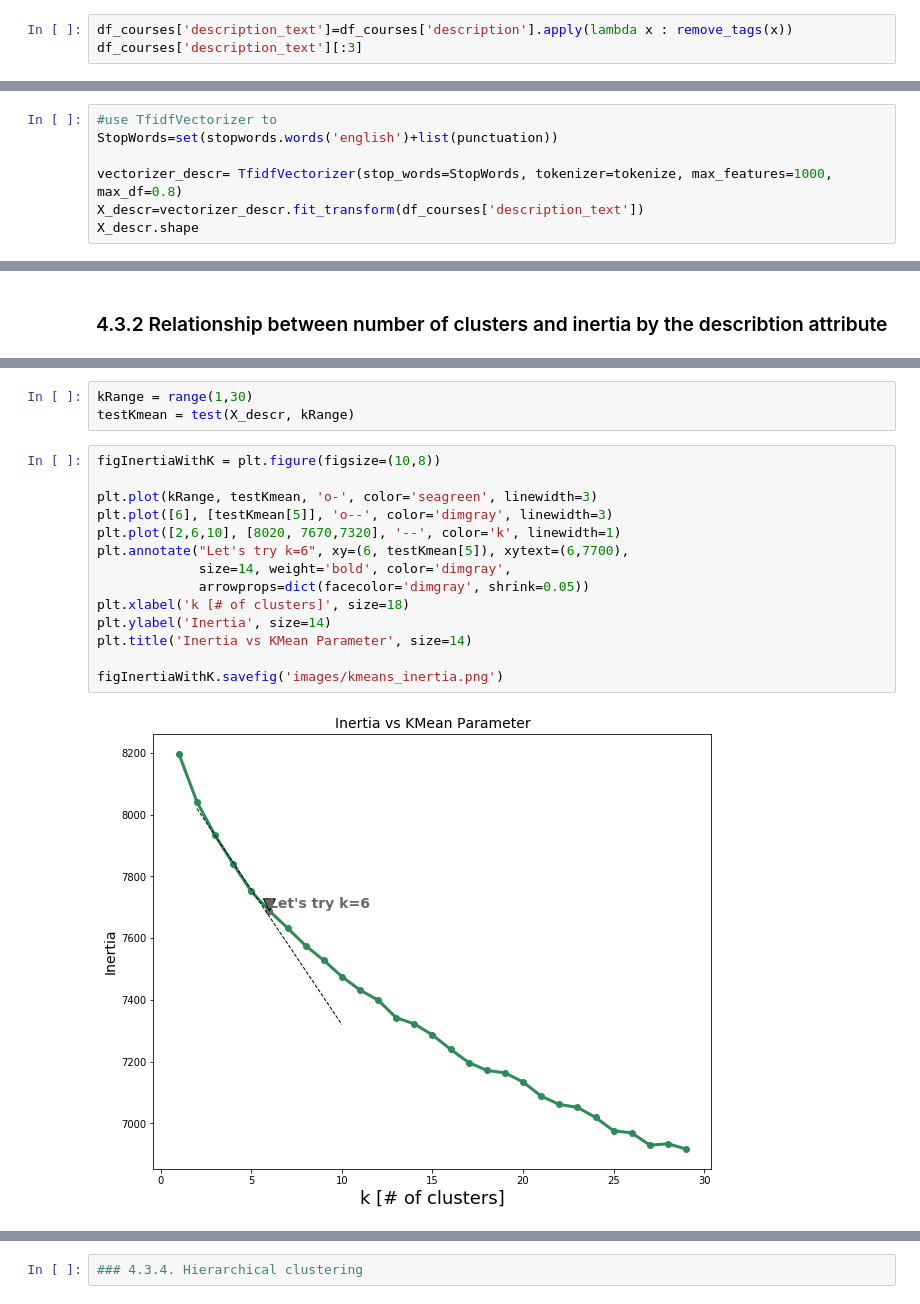
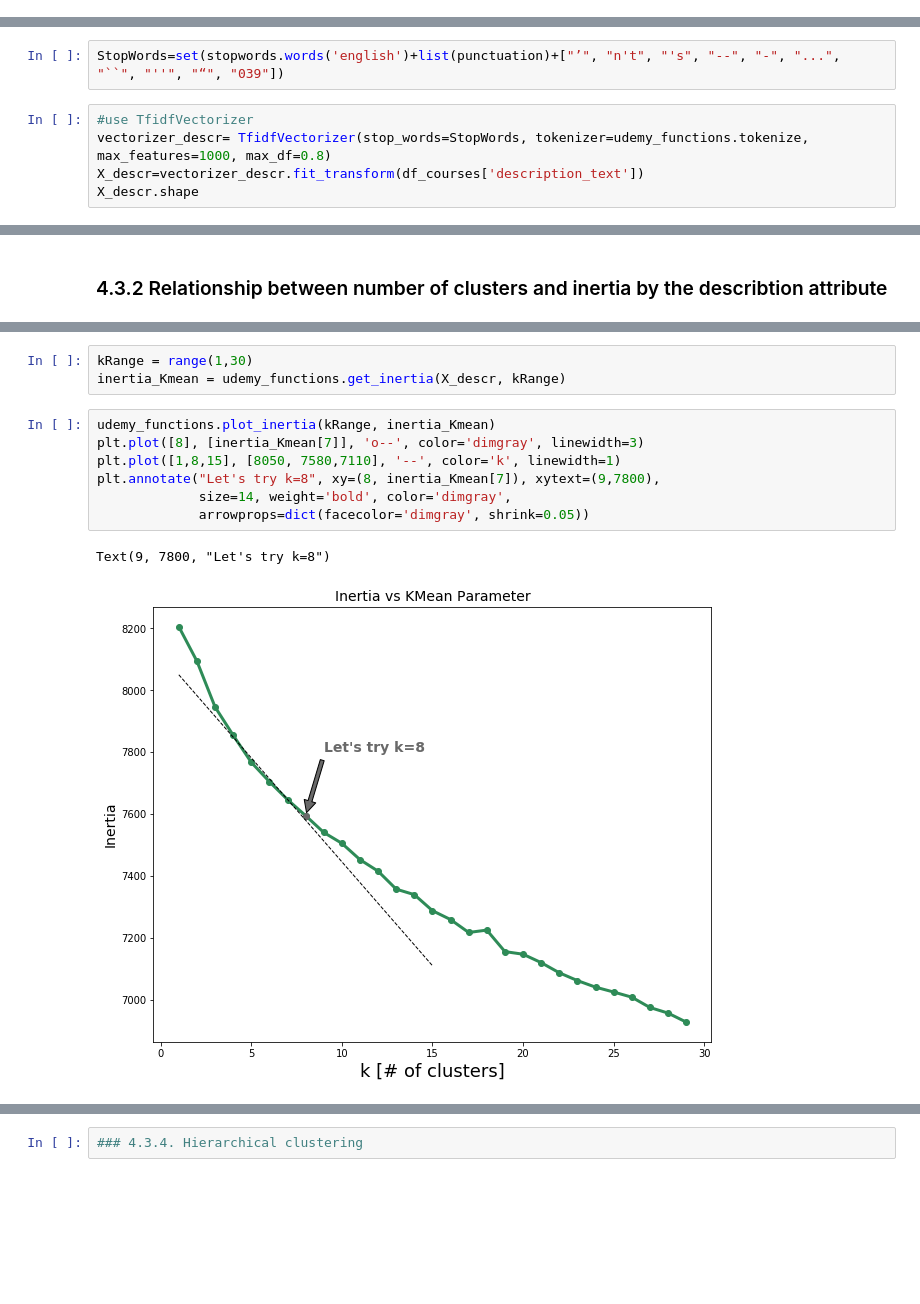
Before and after one commit to adrij/Udemy-recommender-system, a Jupyter notebook: 4_Clustering_and_RS.ipynb, the cells around one changed output, grey strips where cells are left out. Saved outputs shown, nothing was run; the diff lists cells and outputs as text; blank space fills up the shorter version.

```diff
--- a/4_Clustering_and_RS.ipynb
+++ b/4_Clustering_and_RS.ipynb
@@ -114,3 +93,0 @@ def remove_tags(text):
-# %%
-df_courses['description_text']=df_courses['description'].apply(lambda x : remove_tags(x))
-df_courses['description_text'][:3]
@@ -146,8 +102,8 @@ there are 2961784 items in vocab_frame
+# %%
+StopWords=set(stopwords.words('english')+list(punctuation)+["’", "n't", "'s", "--", "-", "...", "``", "''", "“", "039"])
 # %%
-#use TfidfVectorizer to
-StopWords=set(stopwords.words('english')+list(punctuation))
-
-vectorizer_descr= TfidfVectorizer(stop_words=StopWords, tokenizer=tokenize, max_features=1000, max_df=0.8)
+#use TfidfVectorizer
+vectorizer_descr= TfidfVectorizer(stop_words=StopWords, tokenizer=udemy_functions.tokenize, max_features=1000, max_df=0.8)
 X_descr=vectorizer_descr.fit_transform(df_courses['description_text'])
 X_descr.shape
 # %% [output]
@@ -624,20 +370,14 @@ def test(data, nClusterRange):
 # %%
 kRange = range(1,30)
-testKmean = test(X_descr, kRange)
+inertia_Kmean = udemy_functions.get_inertia(X_descr, kRange)
 # %%
-figInertiaWithK = plt.figure(figsize=(10,8))
-
-plt.plot(kRange, testKmean, 'o-', color='seagreen', linewidth=3)
-plt.plot([6], [testKmean[5]], 'o--', color='dimgray', linewidth=3)
-plt.plot([2,6,10], [8020, 7670,7320], '--', color='k', linewidth=1)
-plt.annotate("Let's try k=6", xy=(6, testKmean[5]), xytext=(6,7700),
+udemy_functions.plot_inertia(kRange, inertia_Kmean)
+plt.plot([8], [inertia_Kmean[7]], 'o--', color='dimgray', linewidth=3)
+plt.plot([1,8,15], [8050, 7580,7110], '--', color='k', linewidth=1)
+plt.annotate("Let's try k=8", xy=(8, inertia_Kmean[7]), xytext=(9,7800),
              size=14, weight='bold', color='dimgray',
              arrowprops=dict(facecolor='dimgray', shrink=0.05))
-plt.xlabel('k [# of clusters]', size=18)
-plt.ylabel('Inertia', size=14)
-plt.title('Inertia vs KMean Parameter', size=14)
-
-figInertiaWithK.savefig('images/kmeans_inertia.png')
 # %% [output]
+Text(9, 7800, "Let's try k=8")
-[figure, old version]
+[figure, new version]
 # %% [markdown]
```
Also changed, not shown: parts of 111 cells of this notebook, 8 other files.
